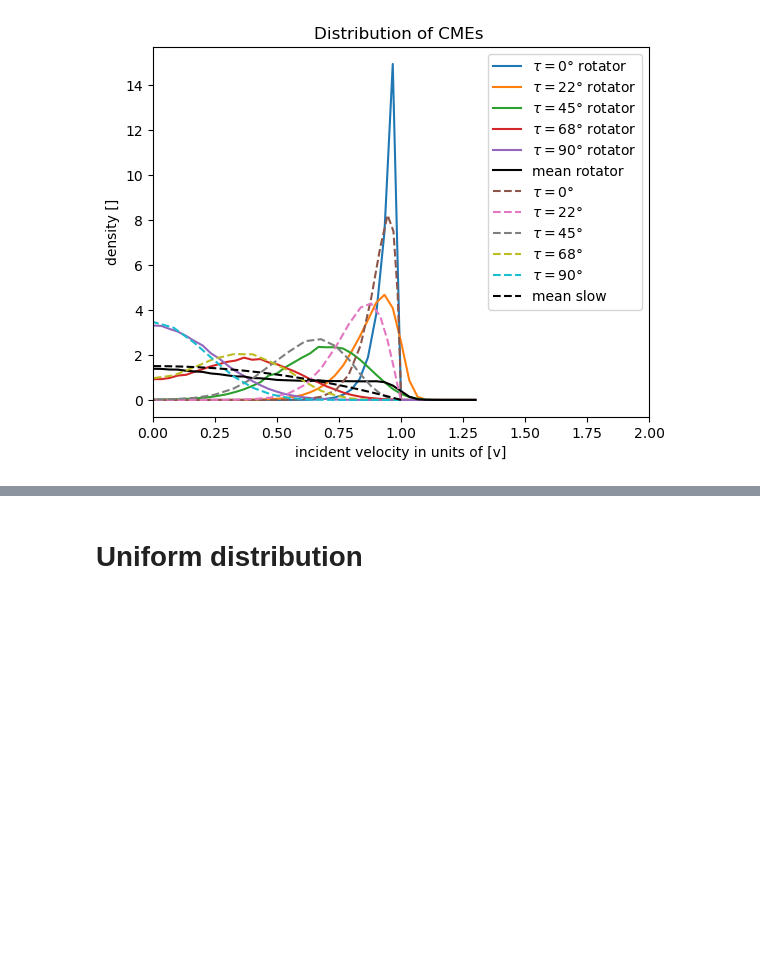
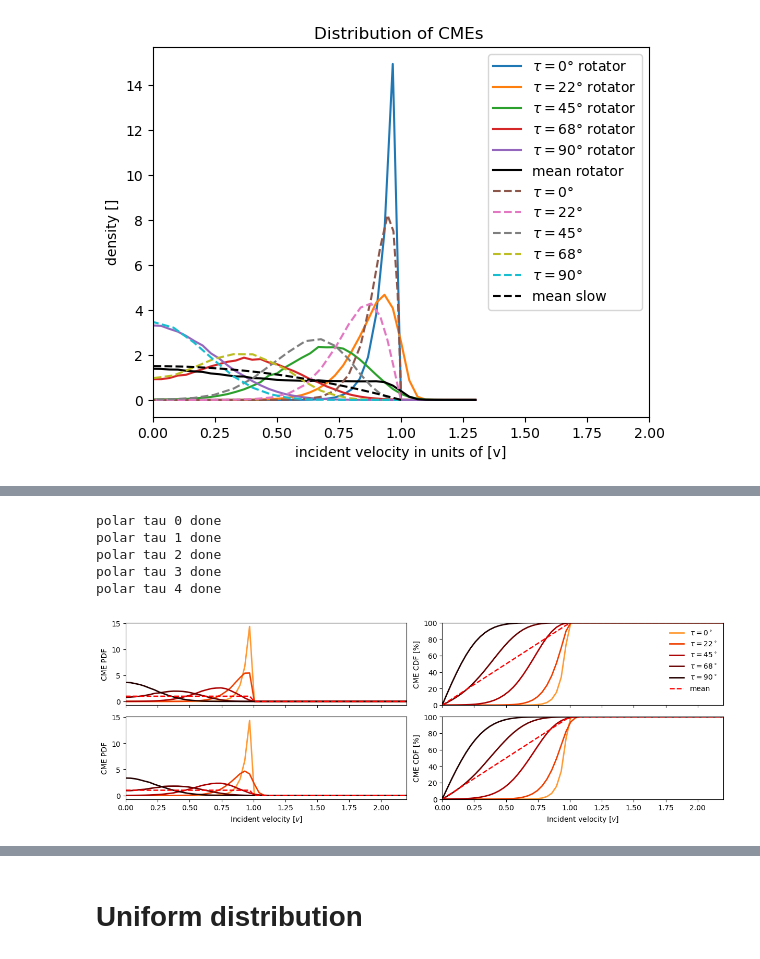
Before and after one commit to demichieldewilde/CME_distribution, a Jupyter notebook: CME_distribution_rotation.ipynb, the cells around one changed output, grey strips where cells are left out. Saved outputs shown, nothing was run; the diff lists cells and outputs as text; code cells hidden in the pictures; blank space fills up the shorter version.

```diff
--- a/CME_distribution_rotation.ipynb
+++ b/CME_distribution_rotation.ipynb
@@ -484,3 +602,63 @@ plotting_compare(dens, dens_nonrot, Taus)
+# %%
+N_polar = quad(lambda a: norm.pdf(a, 0, 0.1) + norm.pdf(a, np.pi, 0.1), 0, np.pi / 2)[0]
+
+
+def rho_polar_rot(alpha, loc=0, scale=0.1):
+    return (norm.pdf(alpha, loc, scale) + norm.pdf(alpha, loc + np.pi, scale)) / N_polar
+
+
+dens_slow_polar, dens_fast_polar = [], []
+for i, tau in enumerate(Taus):
+    dens_slow_polar.append(cache_npy(f"polar_rotation_slow_tau{i}",
+                                      lambda tau=tau: mc_rho_dops_param(dops_grid, tau, rho_polar_rot, omega_R=0.0)))
+    dens_fast_polar.append(cache_npy(f"polar_rotation_fast_tau{i}",
+                                      lambda tau=tau: mc_rho_dops_param(dops_grid, tau, rho_polar_rot, omega_R=1.0)))
+    print(f"polar tau {i} done")
+dens_slow_polar = np.array(dens_slow_polar)
+dens_fast_polar = np.array(dens_fast_polar)
+
+pdf_slow_p = np.array([d / np.trapz(d, dops_grid) for d in dens_slow_polar])
+pdf_fast_p = np.array([d / np.trapz(d, dops_grid) for d in dens_fast_polar])
+cdf_slow_p = np.array([cdf_from_pdf(dops_grid, p) for p in pdf_slow_p])
+cdf_fast_p = np.array([cdf_from_pdf(dops_grid, p) for p in pdf_fast_p])
+
+fig, axes = plt.subplots(2, 2, figsize=(12, 4), sharex=True, constrained_layout=True)
+for i, tau in enumerate(Taus):
+    col = colors[i]
+    lab = fr"$\tau={int(round(tau*180/np.pi))}^\circ$"
+    axes[0, 0].plot(dops_grid, pdf_slow_p[i], lw=2, color=col)
+    axes[0, 1].plot(dops_grid, cdf_slow_p[i] * 100, lw=2, color=col, label=lab)
+    axes[1, 0].plot(dops_grid, pdf_fast_p[i], lw=2, color=col)
+    axes[1, 1].plot(dops_grid, cdf_fast_p[i] * 100, lw=2, color=col)
+
+axes[0, 0].plot(dops_grid, pdf_mean_ref, "--", color="red", lw=1.8)
+axes[1, 0].plot(dops_grid, pdf_mean_ref, "--", color="red", lw=1.8)
+axes[0, 1].plot(dops_grid, cdf_mean_ref, "--", color="red", lw=1.8, label="mean")
+axes[1, 1].plot(dops_grid, cdf_mean_ref, "--", color="red", lw=1.8)
+
+axes[0, 0].set_ylabel("CME PDF")
+axes[1, 0].set_ylabel("CME PDF")
+axes[0, 1].set_ylabel("CME CDF [%]")
+axes[1, 1].set_ylabel("CME CDF [%]")
+axes[1, 0].set_xlabel("Incident velocity [$v$]")
+axes[1, 1].set_xlabel("Incident velocity [$v$]")
+
+for ax in axes[:, 1]:
+    ax.set_ylim(0, 100)
+for ax in axes.ravel():
+    ax.set_xlim(dops_grid.min(), dops_grid.max())
+
+axes[0, 1].legend(frameon=False)
+
+plt.savefig(FIGURES_DIR / "CME_dist_rotation_polar_slow_vs_fast.pdf")
+plt.show()
+# %% [output]
+polar tau 0 done
+polar tau 1 done
+polar tau 2 done
+polar tau 3 done
+polar tau 4 done
+[figure, added]
 # %% [markdown]
 old with only 20 points:
 
```
Also changed, not shown: parts of 6 cells of this notebook, 47 other files.
